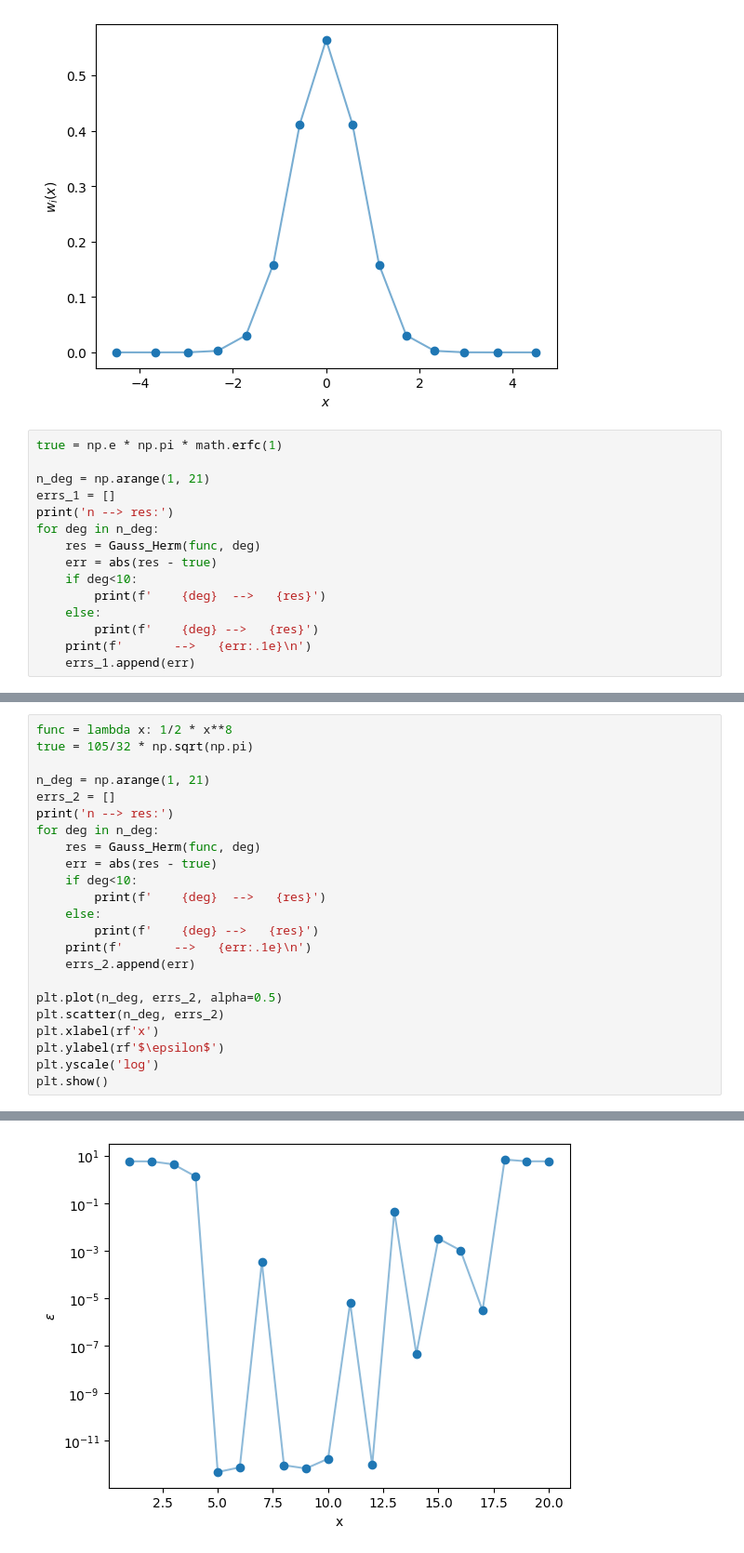
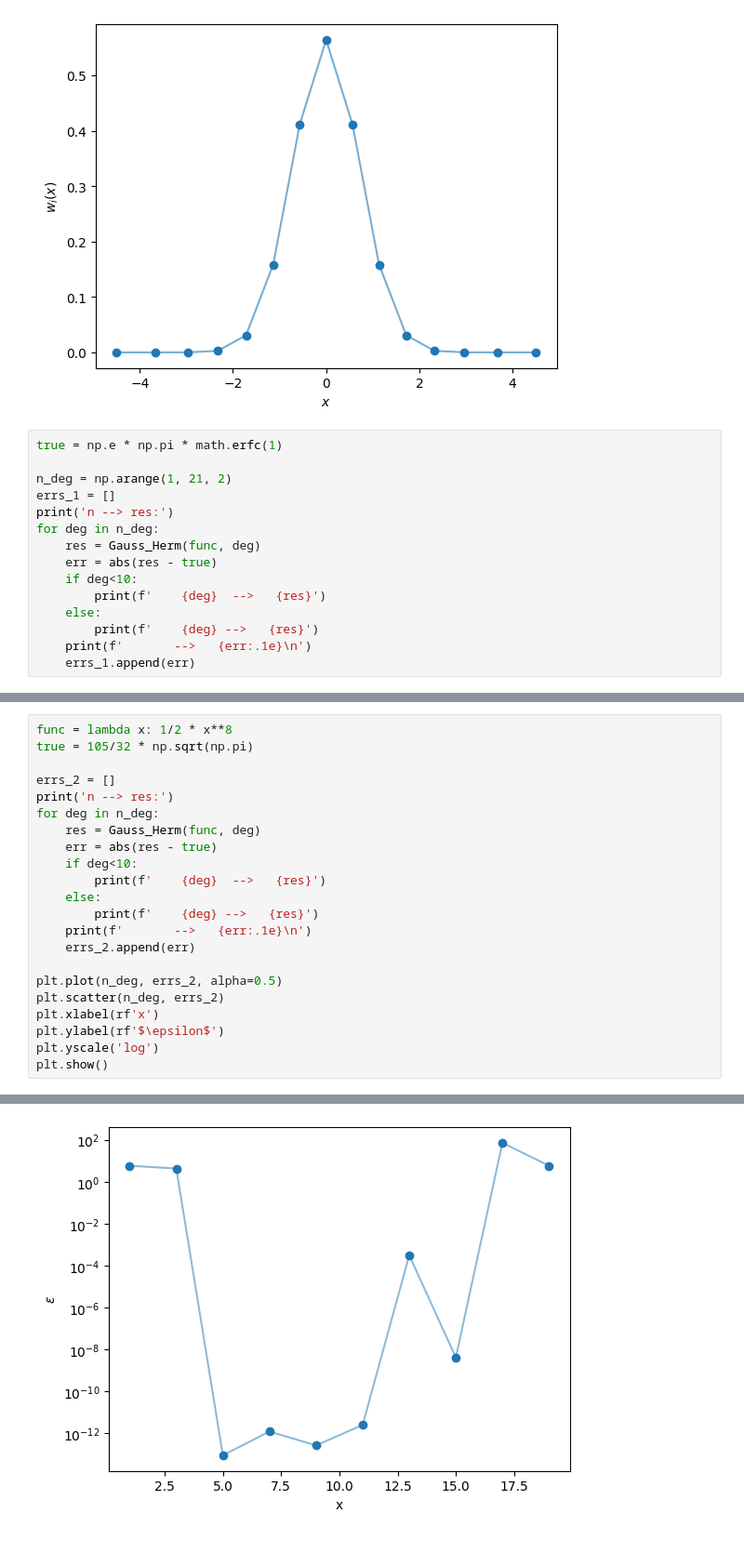
Before and after one commit to mvolpato-unimib/Lab_comp, a Jupyter notebook: ex22/gauss_quad.ipynb, the cells around one changed output, grey strips where cells are left out. Shown at 93% size. Cells and saved outputs as stored; diff of their text form.

```diff
--- a/ex22/gauss_quad.ipynb
+++ b/ex22/gauss_quad.ipynb
@@ -86,7 +83,7 @@ plt.show()
 # %%
 true = np.e * np.pi * math.erfc(1)
 
-n_deg = np.arange(1, 21)
+n_deg = np.arange(1, 21, 2)
 errs_1 = []
 print('n --> res:')
 for deg in n_deg:
@@ -137,7 +126,6 @@ plt.show()
 func = lambda x: 1/2 * x**8
 true = 105/32 * np.sqrt(np.pi)
 
-n_deg = np.arange(1, 21)
 errs_2 = []
 print('n --> res:')
 for deg in n_deg:
@@ -185,4 +165,4 @@ n --> res:
-[figure, old version]
+[figure, new version]
 # %%
 func = lambda x: (np.abs(x)+3)**5 * np.exp(-6*np.abs(x) - 9)
 true = 101*np.exp(-9) / 2
```
Also changed, not shown: parts of 8 cells of this notebook, 8 other files.
